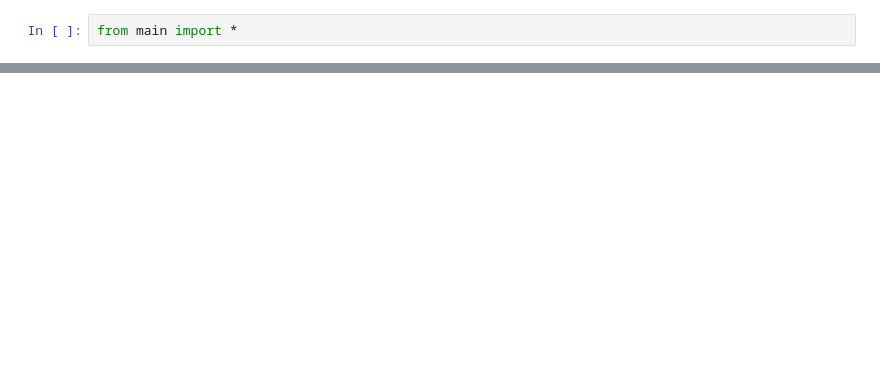
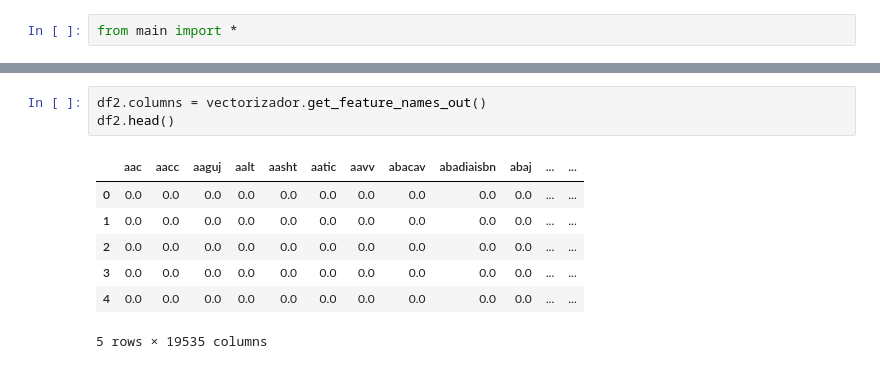
Before and after one commit to metalkutz/juanito_v2.0, a Jupyter notebook: PCA.ipynb, the cells around one changed output, grey strips where cells are left out. Cells and saved outputs as stored; diff of their text form; blank space fills up the shorter version.

```diff
--- a/PCA.ipynb
+++ b/PCA.ipynb
@@ -22,0 +39,11 @@ len(vectorizador.vocabulary_)
+# %%
+df2.columns = vectorizador.get_feature_names_out()
+df2.head()
+# %% [output]
+|  | aac | aacc | aaguj | aalt | aasht | aatic | aavv | abacav | abadiaisbn | abaj | ... | ... |
+| 0 | 0.0 | 0.0 | 0.0 | 0.0 | 0.0 | 0.0 | 0.0 | 0.0 | 0.0 | 0.0 | ... | ... |
+| 1 | 0.0 | 0.0 | 0.0 | 0.0 | 0.0 | 0.0 | 0.0 | 0.0 | 0.0 | 0.0 | ... | ... |
+| 2 | 0.0 | 0.0 | 0.0 | 0.0 | 0.0 | 0.0 | 0.0 | 0.0 | 0.0 | 0.0 | ... | ... |
+| 3 | 0.0 | 0.0 | 0.0 | 0.0 | 0.0 | 0.0 | 0.0 | 0.0 | 0.0 | 0.0 | ... | ... |
+| 4 | 0.0 | 0.0 | 0.0 | 0.0 | 0.0 | 0.0 | 0.0 | 0.0 | 0.0 | 0.0 | ... | ... |
+5 rows × 19535 columns
```
Also changed, not shown: parts of 20 cells of this notebook, 3 other files.
